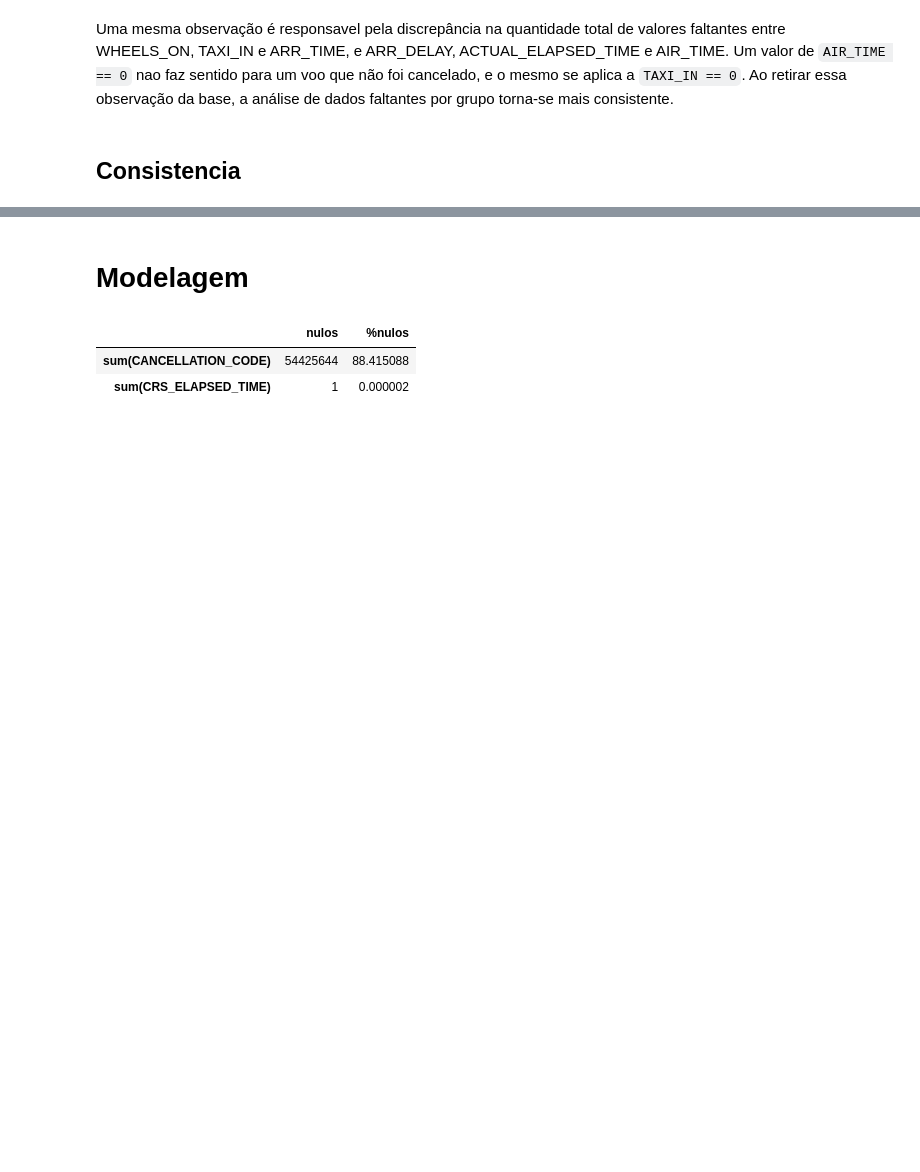
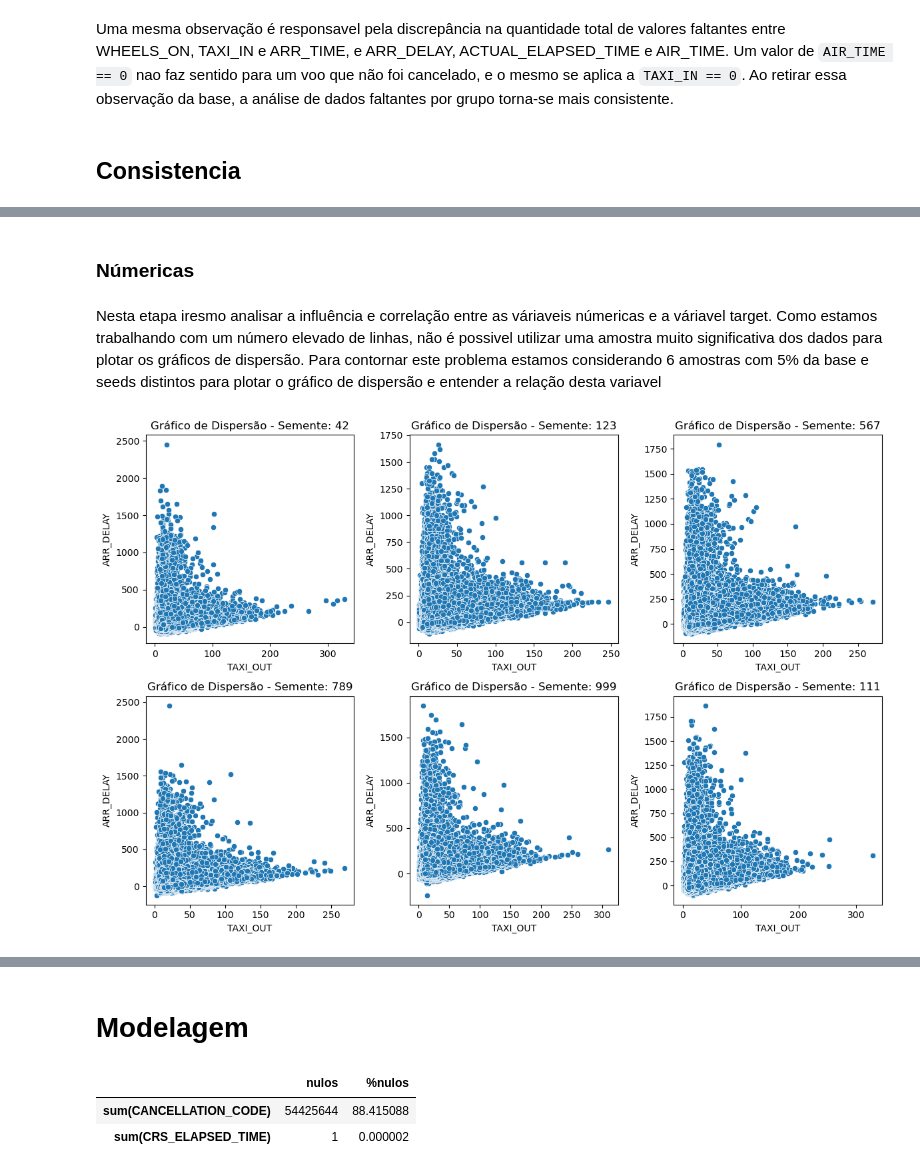
Before and after one commit to caio-a-garcia/BIG-DATA-Projeto-Final, a Jupyter notebook: Limpeza_de_dados.ipynb, the cells around one changed output, grey strips where cells are left out. Cells and saved outputs as stored; diff of their text form; code cells hidden in the pictures; blank space fills up the shorter version.

```diff
--- a/Limpeza_de_dados.ipynb
+++ b/Limpeza_de_dados.ipynb
@@ -388,0 +564,36 @@ assert (df.filter((df.DEP_TIME % 1 != 0) | (df.DEP_DELAY % 1 != 0)).count() == 0
+# %% [markdown]
+### Númericas
+# %% [markdown]
+Nesta etapa iresmo analisar a influência e correlação entre as váriaveis númericas e a váriavel target. Como estamos trabalhando com um número elevado de linhas, não é possivel utilizar uma amostra muito significativa dos dados para plotar os gráficos de dispersão. Para contornar este problema estamos considerando 6 amostras com 5% da base e seeds distintos para plotar o gráfico de dispersão e entender a relação desta variavel
+# %%
+# Criando dataframe com as duas váriaveis
+df_taxi_out_delay = df_final.select("TAXI_OUT", "ARR_DELAY")
+
+# Lista de sementes aleatórias
+sementes_aleatorias = [42, 123, 567, 789, 999, 111]
+
+# Configurar subplots
+num_linhas = int(len(sementes_aleatorias) / 3)
+num_colunas = 3  # Você pode ajustar o número de colunas conforme necessário
+fig, axs = plt.subplots(num_linhas, num_colunas, figsize=(12,8))
+
+# Loop através das sementes
+for i, semente in enumerate(sementes_aleatorias):
+    # Criar uma amostra do DataFrame usando a semente
+    df_amostra = df_taxi_out_delay.sample(withReplacement=False, fraction=0.05, seed=semente)
+
+    # Coletar a amostra para o ambiente local (Pandas DataFrame)
+    df_pandas = df_amostra.toPandas()
+
+    # Realizar análise exploratória com Seaborn e Matplotlib
+    # Converter axs[i] em um eixo individual usando [0]
+    sns.scatterplot(x='TAXI_OUT', y='ARR_DELAY', data=df_pandas, ax=axs[i // num_colunas, i % num_colunas])
+    axs[i // num_colunas, i % num_colunas].set_xlabel('TAXI_OUT')
+    axs[i // num_colunas, i % num_colunas].set_ylabel('ARR_DELAY')
+    axs[i // num_colunas, i % num_colunas].set_title(f'Gráfico de Dispersão - Semente: {semente}')
+
+# Ajustar layout e exibir os subplots
+plt.tight_layout()
+plt.show()
+# %% [output]
+[figure, added]
```
Also changed, not shown: parts of 68 cells of this notebook, 1 other file.
